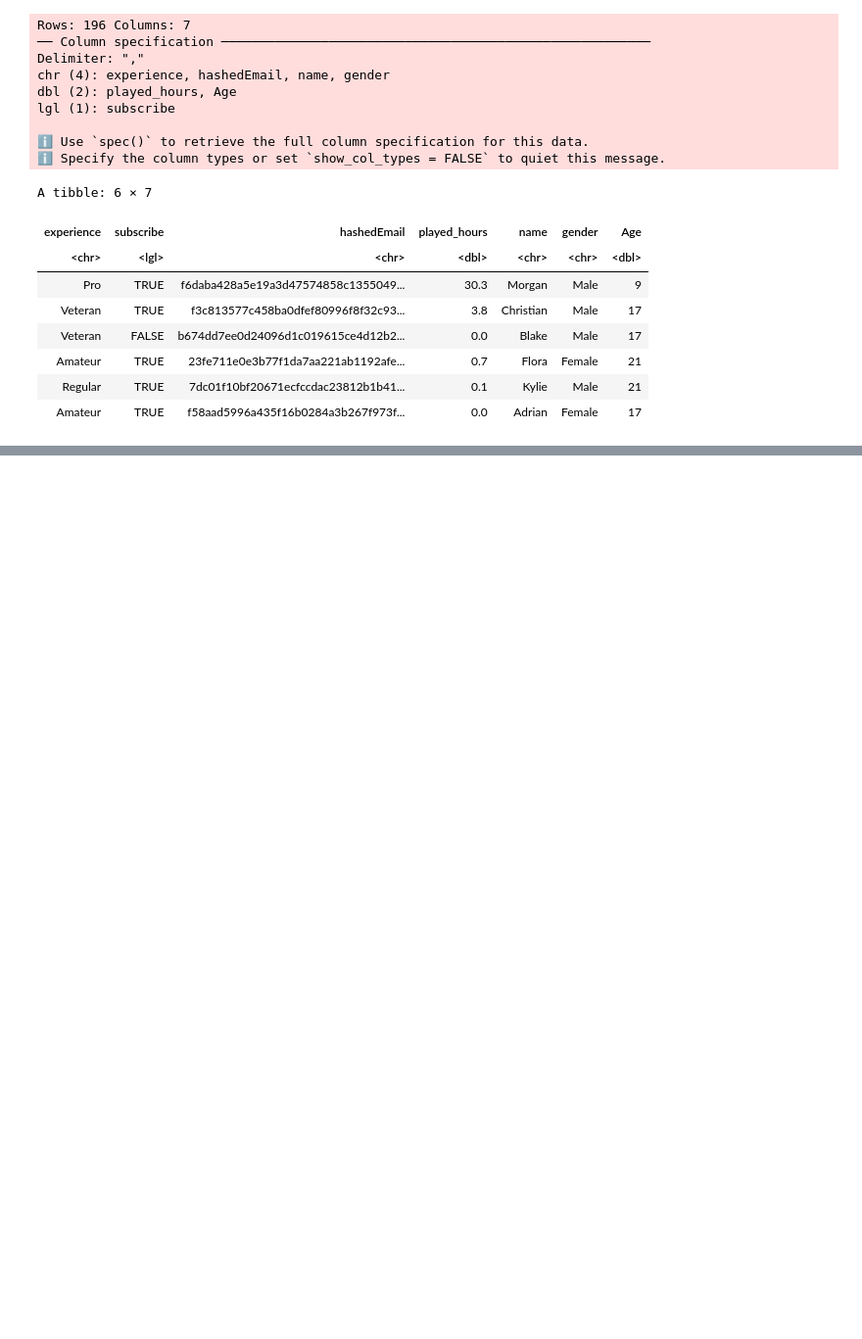
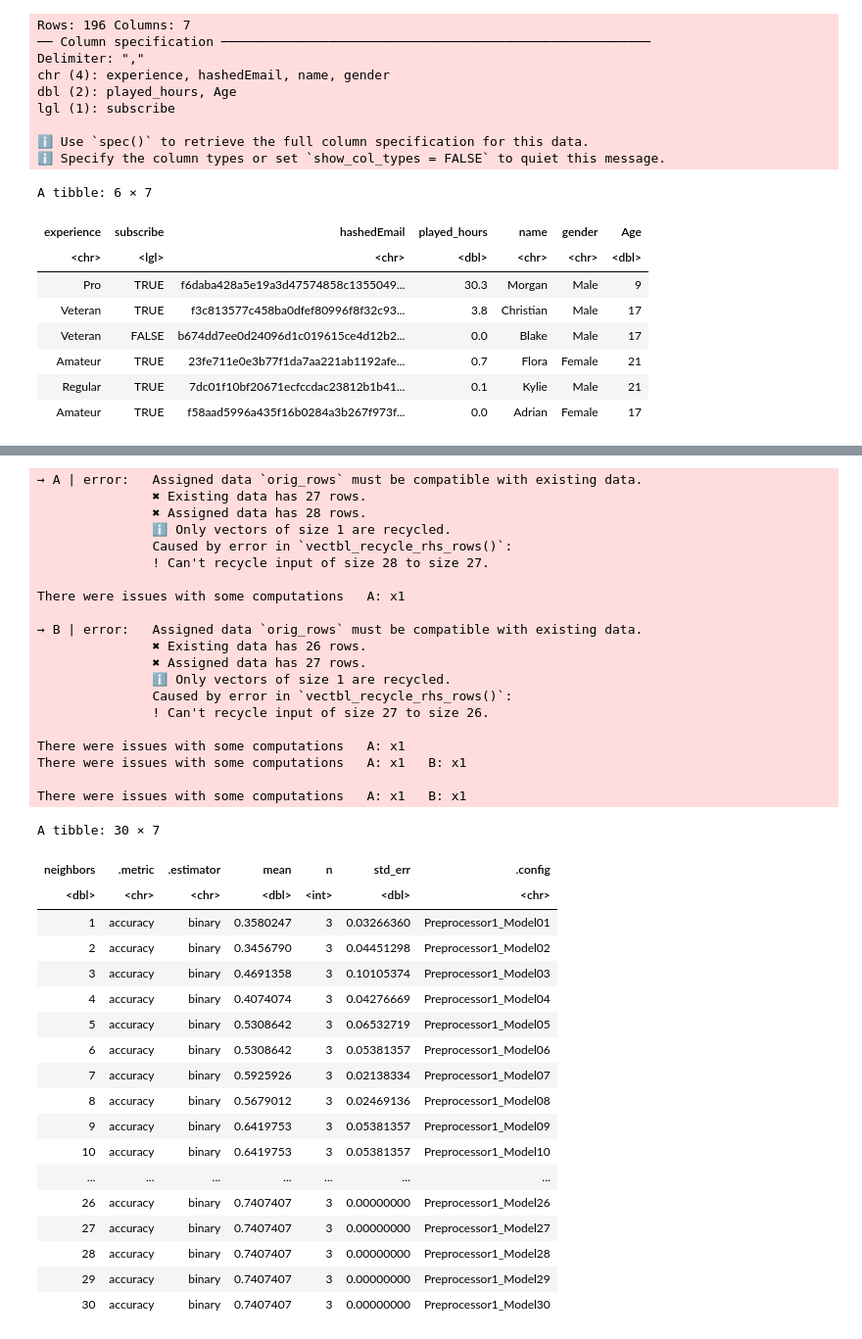
Before and after one commit to MayWei0503/dsci-100-project-template, a Jupyter notebook: project.ipynb, the cells around one changed output, grey strips where cells are left out. Shown at 98% size. Cells and saved outputs as stored; diff of their text form; code cells hidden in the pictures; blank space fills up the shorter version.

```diff
--- a/project.ipynb
+++ b/project.ipynb
@@ -142,0 +133,50 @@ A tibble: 6 × 4
+# %%
+set.seed(1234)
+k_val <- tibble(neighbors = seq(from = 1, to = 30, by = 1))
+knn_results <- workflow() |>
+  add_recipe(players_recipe) |>
+  add_model(knn_spec) |>
+  tune_grid(resamples = players_vfold, grid = k_val) |>
+  collect_metrics()
+accuracies <- filter(knn_results, .metric == "accuracy")
+accuracies
+# %% [output]
+→ A | error:   Assigned data `orig_rows` must be compatible with existing data.
+               ✖ Existing data has 27 rows.
+               ✖ Assigned data has 28 rows.
+               ℹ Only vectors of size 1 are recycled.
+               Caused by error in `vectbl_recycle_rhs_rows()`:
+               ! Can't recycle input of size 28 to size 27.
+
+There were issues with some computations   A: x1
+
+→ B | error:   Assigned data `orig_rows` must be compatible with existing data.
+               ✖ Existing data has 26 rows.
+               ✖ Assigned data has 27 rows.
+               ℹ Only vectors of size 1 are recycled.
+               Caused by error in `vectbl_recycle_rhs_rows()`:
+               ! Can't recycle input of size 27 to size 26.
+
+There were issues with some computations   A: x1
+There were issues with some computations   A: x1   B: x1
+
+There were issues with some computations   A: x1   B: x1
+A tibble: 30 × 7
+| neighbors | .metric | .estimator | mean | n | std_err | .config |
+| <dbl> | <chr> | <chr> | <dbl> | <int> | <dbl> | <chr> |
+| 1 | accuracy | binary | 0.3580247 | 3 | 0.03266360 | Preprocessor1_Model01 |
+| 2 | accuracy | binary | 0.3456790 | 3 | 0.04451298 | Preprocessor1_Model02 |
+| 3 | accuracy | binary | 0.4691358 | 3 | 0.10105374 | Preprocessor1_Model03 |
+| 4 | accuracy | binary | 0.4074074 | 3 | 0.04276669 | Preprocessor1_Model04 |
+| 5 | accuracy | binary | 0.5308642 | 3 | 0.06532719 | Preprocessor1_Model05 |
+| 6 | accuracy | binary | 0.5308642 | 3 | 0.05381357 | Preprocessor1_Model06 |
+| 7 | accuracy | binary | 0.5925926 | 3 | 0.02138334 | Preprocessor1_Model07 |
+| 8 | accuracy | binary | 0.5679012 | 3 | 0.02469136 | Preprocessor1_Model08 |
+| 9 | accuracy | binary | 0.6419753 | 3 | 0.05381357 | Preprocessor1_Model09 |
+| 10 | accuracy | binary | 0.6419753 | 3 | 0.05381357 | Preprocessor1_Model10 |
+| ... | ... | ... | ... | ... | ... | ... |
+| 26 | accuracy | binary | 0.7407407 | 3 | 0.00000000 | Preprocessor1_Model26 |
+| 27 | accuracy | binary | 0.7407407 | 3 | 0.00000000 | Preprocessor1_Model27 |
+| 28 | accuracy | binary | 0.7407407 | 3 | 0.00000000 | Preprocessor1_Model28 |
+| 29 | accuracy | binary | 0.7407407 | 3 | 0.00000000 | Preprocessor1_Model29 |
+| 30 | accuracy | binary | 0.7407407 | 3 | 0.00000000 | Preprocessor1_Model30 |
```
Also changed, not shown: parts of 20 cells of this notebook.
